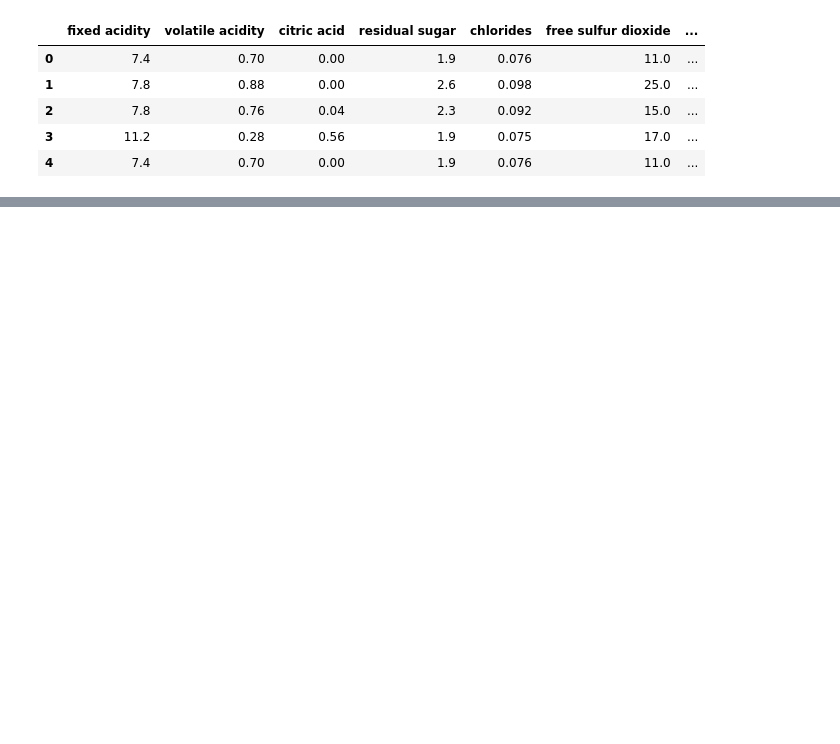
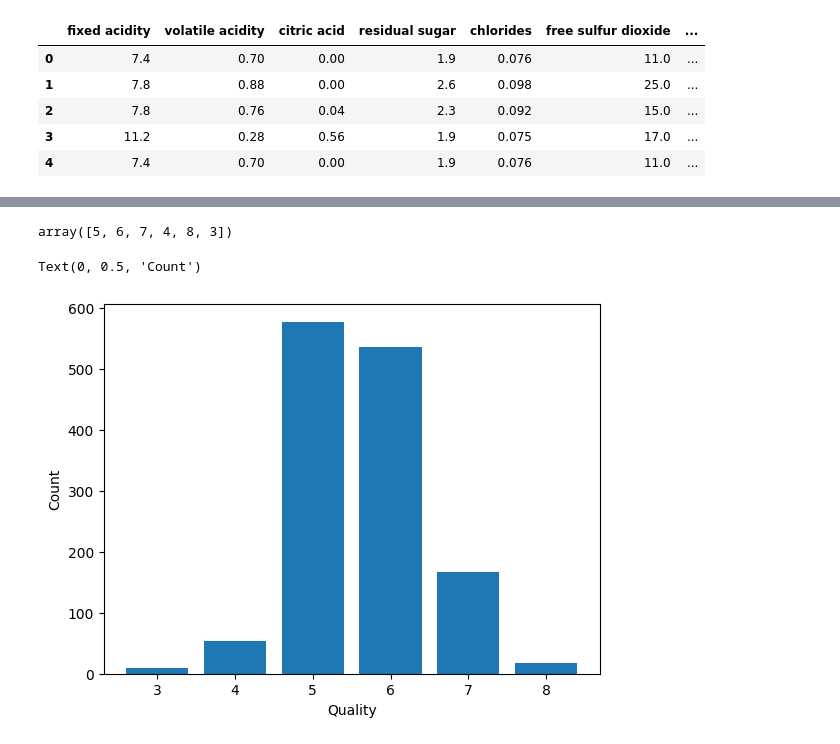
Before and after one commit to ArunNegi112/feature-engineering-eda, a Jupyter notebook: EDA/Red_wineDataset.ipynb, the cells around one changed output, grey strips where cells are left out. Cells and saved outputs as stored; diff of their text form; code cells hidden in the pictures; blank space fills up the shorter version.

```diff
--- a/EDA/Red_wineDataset.ipynb
+++ b/EDA/Red_wineDataset.ipynb
@@ -13,0 +207,15 @@ raw_data.head()
+# %%
+height=raw_data['quality'].unique()
+height
+# %% [output]
+array([5, 6, 7, 4, 8, 3])
+# %%
+plt.bar(raw_data['quality'].unique(),height=raw_data['quality'].value_counts())
+plt.xlabel('Quality')
+plt.ylabel('Count')
+
+
+# It simply shows that majority of the wine is got 5 in quality
+# %% [output]
+Text(0, 0.5, 'Count')
+[figure, added]
```
Also changed, not shown: parts of 22 cells of this notebook.
